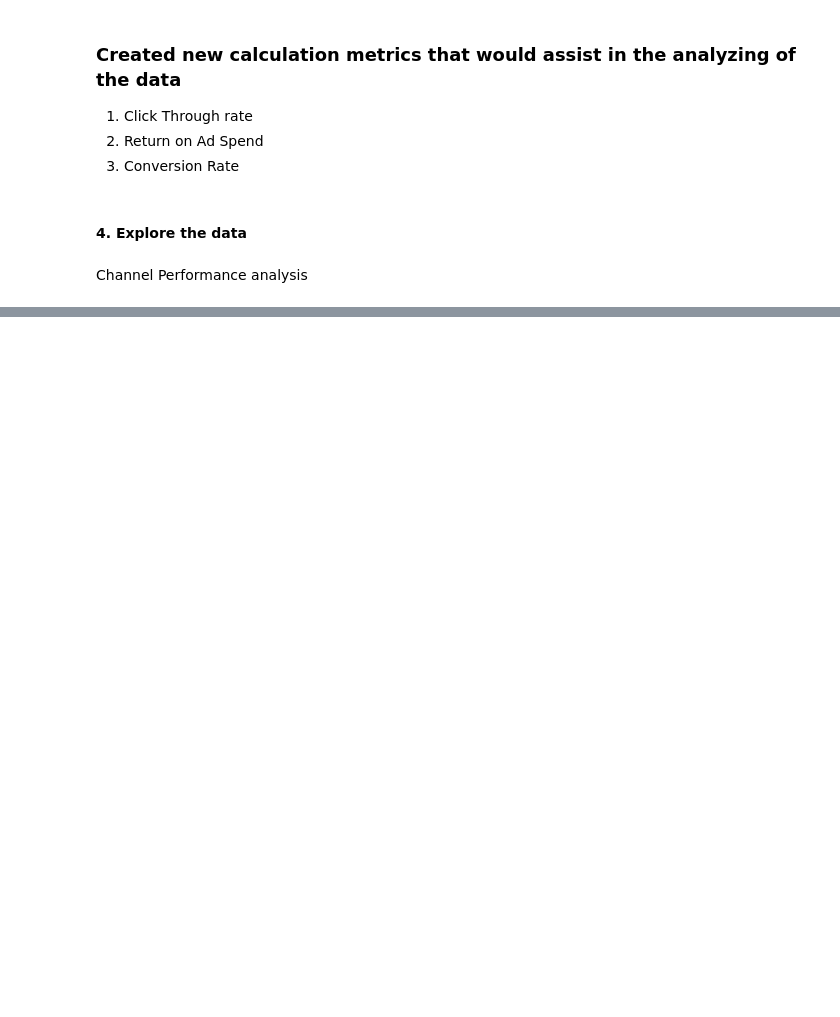
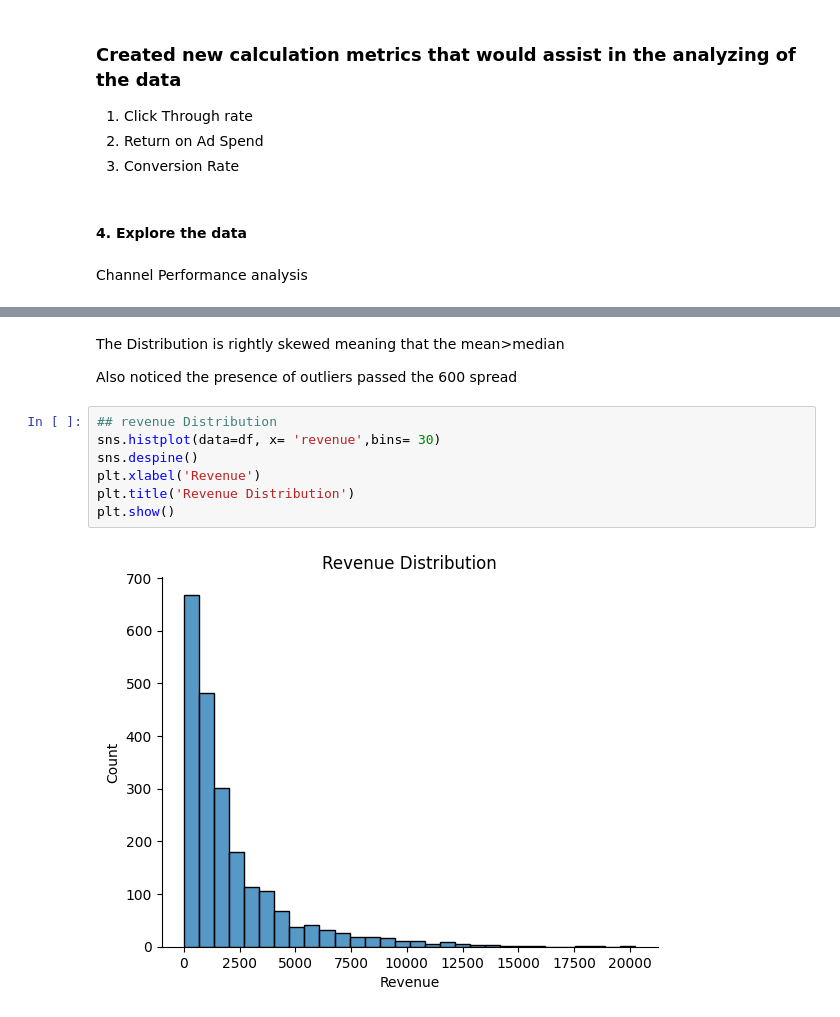
Before and after one commit to Emmanuelkiptim/Digital-Marketing-Performance-Analysis, a Jupyter notebook: Digital_Marketing_Performance_Analysis_Identifying_Profitable_Channels.ipynb, the cells around one changed output, grey strips where cells are left out. Saved outputs shown, nothing was run; the diff lists cells and outputs as text; blank space fills up the shorter version.

```diff
--- a/Digital_Marketing_Performance_Analysis_Identifying_Profitable_Channels.ipynb
+++ b/Digital_Marketing_Performance_Analysis_Identifying_Profitable_Channels.ipynb
@@ -149,0 +184,13 @@ channel_summary
+# %% [markdown]
+The Distribution is rightly skewed meaning that the mean>median
+
+Also noticed the presence of outliers passed the 600 spread
+# %%
+## revenue Distribution
+sns.histplot(data=df, x= 'revenue',bins= 30)
+sns.despine()
+plt.xlabel('Revenue')
+plt.title('Revenue Distribution')
+plt.show()
+# %% [output]
+[figure, added]
```
Also changed, not shown: parts of 27 cells of this notebook.
